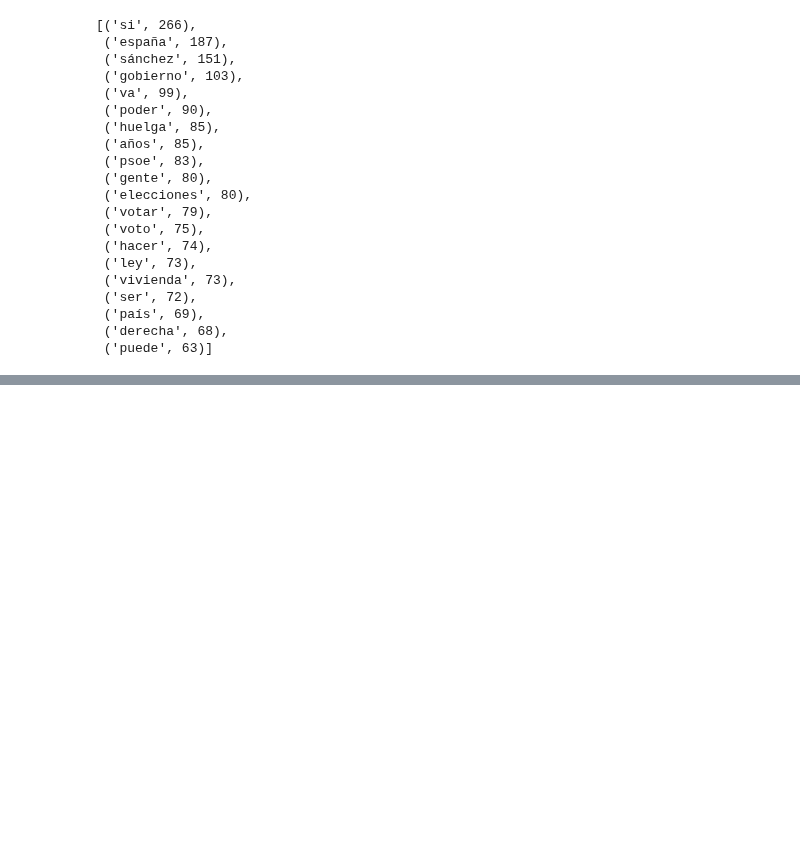
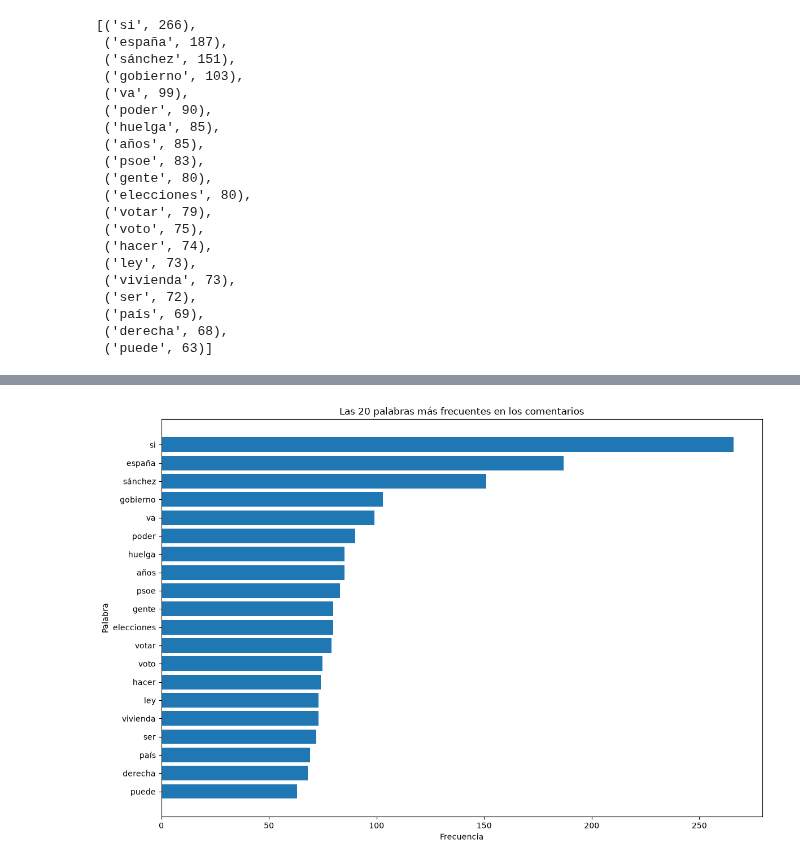
Before and after one commit to jejoama/Practicas_Curriculares, a Jupyter notebook: GENERAL.ipynb, the cells around one changed output, grey strips where cells are left out. Drawn from its saved outputs; the diff is of its cells as text; code cells hidden in the pictures; blank space fills up the shorter version.

```diff
--- a/GENERAL.ipynb
+++ b/GENERAL.ipynb
@@ -524,0 +565,19 @@ frecuencia_palabras.most_common(20)
+# %%
+
+# Obtener las 20 palabras más frecuentes
+top_palabras = frecuencia_palabras.most_common(20)
+
+# Separar palabras y frecuencias
+palabras_grafico = [palabra for palabra, frecuencia in top_palabras]
+frecuencias = [frecuencia for palabra, frecuencia in top_palabras]
+
+# Crear el gráfico de barras
+plt.figure(figsize=(12, 8))
+plt.barh(palabras_grafico[::-1], frecuencias[::-1])
+plt.xlabel("Frecuencia")
+plt.ylabel("Palabra")
+plt.title("Las 20 palabras más frecuentes en los comentarios")
+plt.tight_layout()
+plt.show()
+# %% [output]
+[figure, added]
```
Also changed, not shown: parts of 9 cells of this notebook.
